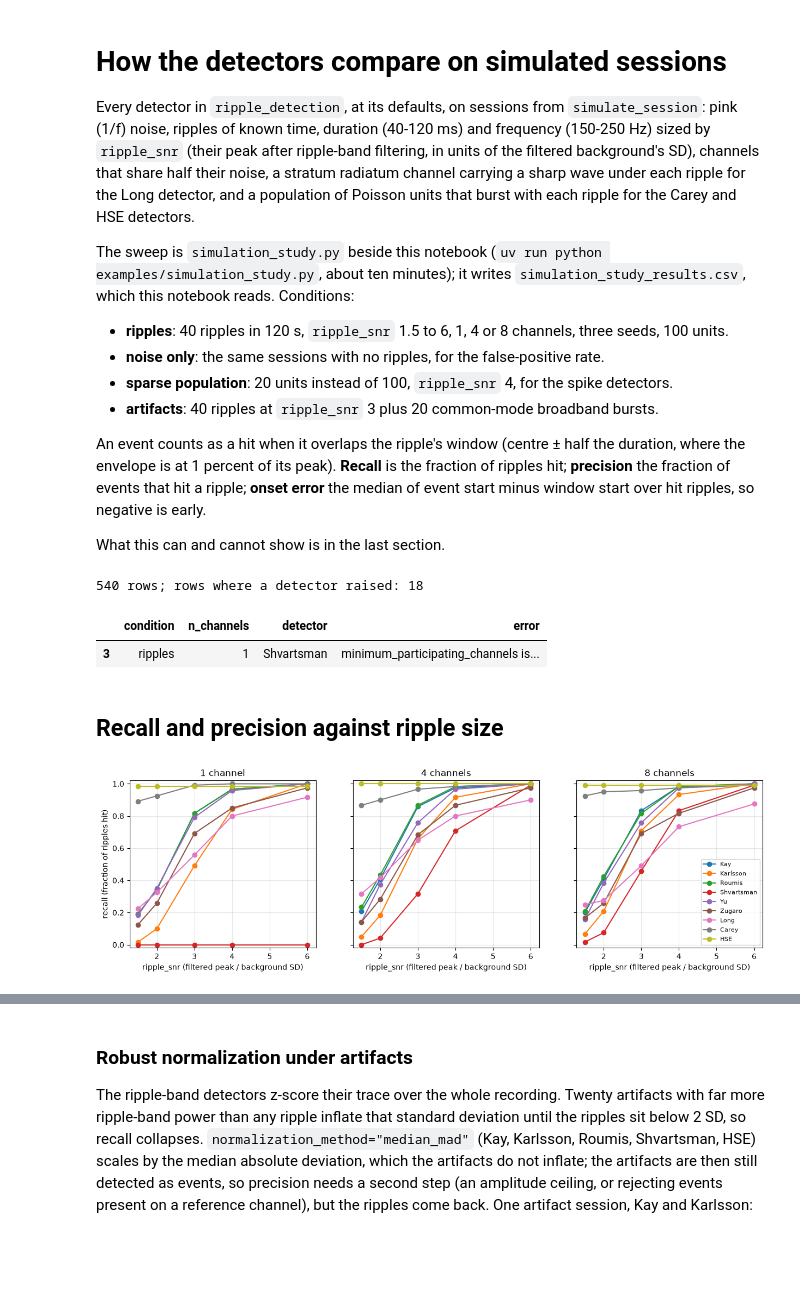
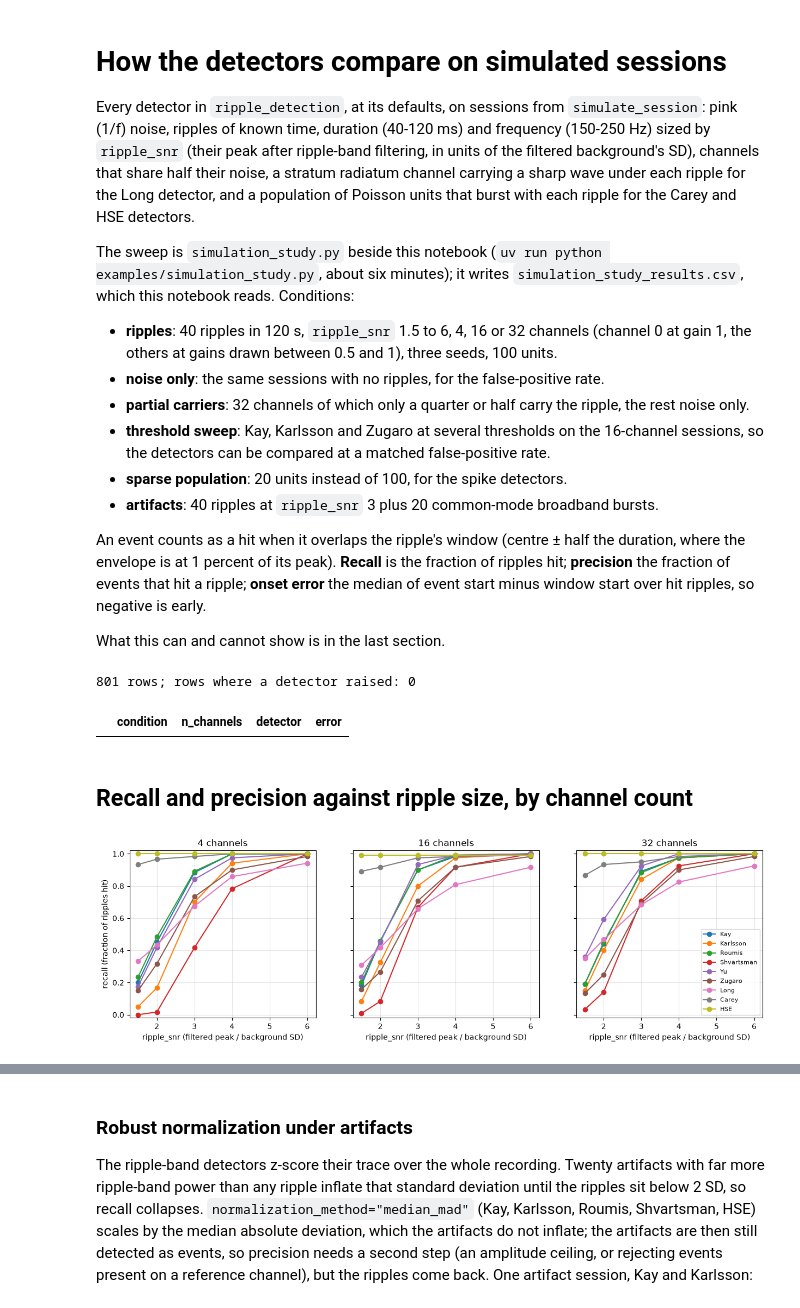
Before and after one commit to Eden-Kramer-Lab/ripple_detection, a Jupyter notebook: examples/simulation_study.ipynb, the cells around one changed output, grey strips where cells are left out. Cells and saved outputs as stored; diff of their text form; code cells hidden in the pictures; blank space fills up the shorter version.

```diff
--- a/examples/simulation_study.ipynb
+++ b/examples/simulation_study.ipynb
@@ -3,11 +3,13 @@
 
 Every detector in `ripple_detection`, at its defaults, on sessions from `simulate_session`: pink (1/f) noise, ripples of known time, duration (40-120 ms) and frequency (150-250 Hz) sized by `ripple_snr` (their peak after ripple-band filtering, in units of the filtered background's SD), channels that share half their noise, a stratum radiatum channel carrying a sharp wave under each ripple for the Long detector, and a population of Poisson units that burst with each ripple for the Carey and HSE detectors.
 
-The sweep is `simulation_study.py` beside this notebook (`uv run python examples/simulation_study.py`, about ten minutes); it writes `simulation_study_results.csv`, which this notebook reads. Conditions:
+The sweep is `simulation_study.py` beside this notebook (`uv run python examples/simulation_study.py`, about six minutes); it writes `simulation_study_results.csv`, which this notebook reads. Conditions:
 
-- **ripples**: 40 ripples in 120 s, `ripple_snr` 1.5 to 6, 1, 4 or 8 channels, three seeds, 100 units.
+- **ripples**: 40 ripples in 120 s, `ripple_snr` 1.5 to 6, 4, 16 or 32 channels (channel 0 at gain 1, the others at gains drawn between 0.5 and 1), three seeds, 100 units.
 - **noise only**: the same sessions with no ripples, for the false-positive rate.
-- **sparse population**: 20 units instead of 100, `ripple_snr` 4, for the spike detectors.
+- **partial carriers**: 32 channels of which only a quarter or half carry the ripple, the rest noise only.
+- **threshold sweep**: Kay, Karlsson and Zugaro at several thresholds on the 16-channel sessions, so the detectors can be compared at a matched false-positive rate.
+- **sparse population**: 20 units instead of 100, for the spike detectors.
 - **artifacts**: 40 ripples at `ripple_snr` 3 plus 20 common-mode broadband bursts.
 
 An event counts as a hit when it overlaps the ripple's window (centre ± half the duration, where the envelope is at 1 percent of its peak). **Recall** is the fraction of ripples hit; **precision** the fraction of events that hit a ripple; **onset error** the median of event start minus window start over hit ripples, so negative is early.
@@ -22,7 +24,8 @@ import pandas as pd
 
 import ripple_detection as rd
 
-results = pd.read_csv(Path("simulation_study_results.csv") if Path("simulation_study_results.csv").exists() else Path("examples/simulation_study_results.csv"))
+path = Path("simulation_study_results.csv")
+results = pd.read_csv(path if path.exists() else Path("examples") / path)
 SHORT = {
     "Kay_ripple_detector": "Kay", "Karlsson_ripple_detector": "Karlsson", "Roumis_ripple_detector": "Roumis",
     "Shvartsman_ripple_detector": "Shvartsman", "Yu_ripple_detector": "Yu", "Zugaro_ripple_detector": "Zugaro",
@@ -31,38 +34,37 @@ SHORT = {
 ORDER = list(SHORT.values())
 results["detector"] = results.detector.map(SHORT)
 results["error"] = results.error.fillna("")
+ripples = results[results.condition == "ripples"]
 print(f"{len(results)} rows; rows where a detector raised: {results.error.ne('').sum()}")
 results[results.error.ne("")][["condition", "n_channels", "detector", "error"]].drop_duplicates(["detector", "error"])
 # %% [output]
-540 rows; rows where a detector raised: 18
+801 rows; rows where a detector raised: 0
 |  | condition | n_channels | detector | error |
-| 3 | ripples | 1 | Shvartsman | minimum_participating_channels is... |
 # %% [markdown]
-## Recall and precision against ripple size
+## Recall and precision against ripple size, by channel count
 # %%
-ripples = results[results.condition == "ripples"]
-
 def curves(metric, ylabel):
-    fig, axes = plt.subplots(1, 3, figsize=(15, 4), sharey=True)
-    for ax, n_channels in zip(axes, sorted(ripples.n_channels.unique())):
+    counts = sorted(ripples.n_channels.unique())
+    fig, axes = plt.subplots(1, len(counts), figsize=(5 * len(counts), 4), sharey=True)
+    for ax, n_channels in zip(axes, counts):
         table = (
             ripples[ripples.n_channels == n_channels]
             .pivot_table(index="ripple_snr", columns="detector", values=metric, aggfunc="mean")
             .reindex(columns=ORDER)
         )
         for detector in ORDER:
             ax.plot(table.index, table[detector], marker="o", label=detector)
-        ax.set_title(f"{n_channels} channel{'s' if n_channels > 1 else ''}")
+        ax.set_title(f"{n_channels} channels")
         ax.set_xlabel("ripple_snr (filtered peak / background SD)")
         ax.set_ylim(-0.02, 1.02)
         ax.grid(alpha=0.3)
     axes[0].set_ylabel(ylabel)
     axes[-1].legend(loc="lower right", fontsize=8)
     return fig
 
 curves("recall", "recall (fraction of ripples hit)");
 # %% [output]
-[figure, old version]
+[figure, new version]
 # %%
 curves("precision", "precision (fraction of events that hit a ripple)");
 # %% [output]
```
Also changed, not shown: parts of 20 cells of this notebook, 4 other files.
